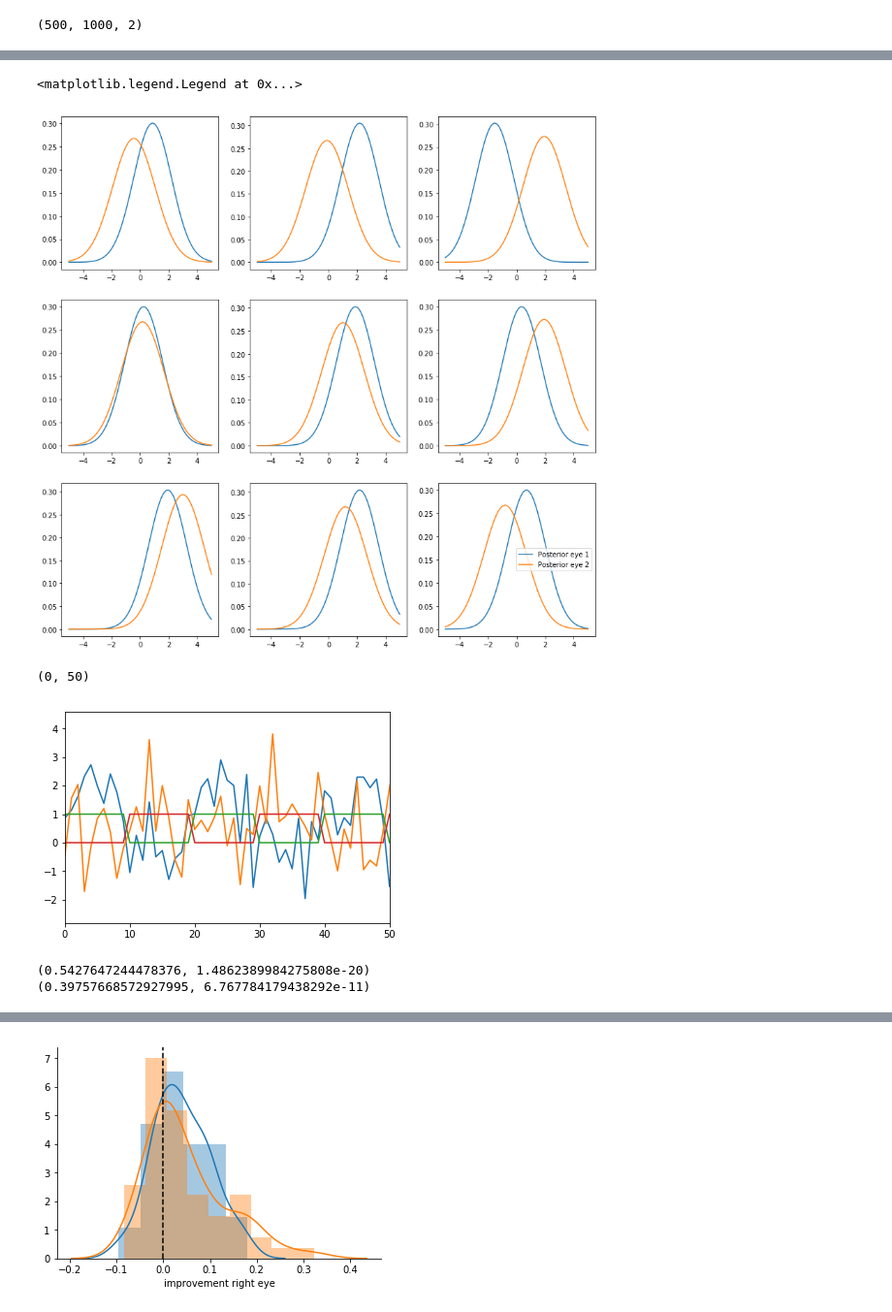
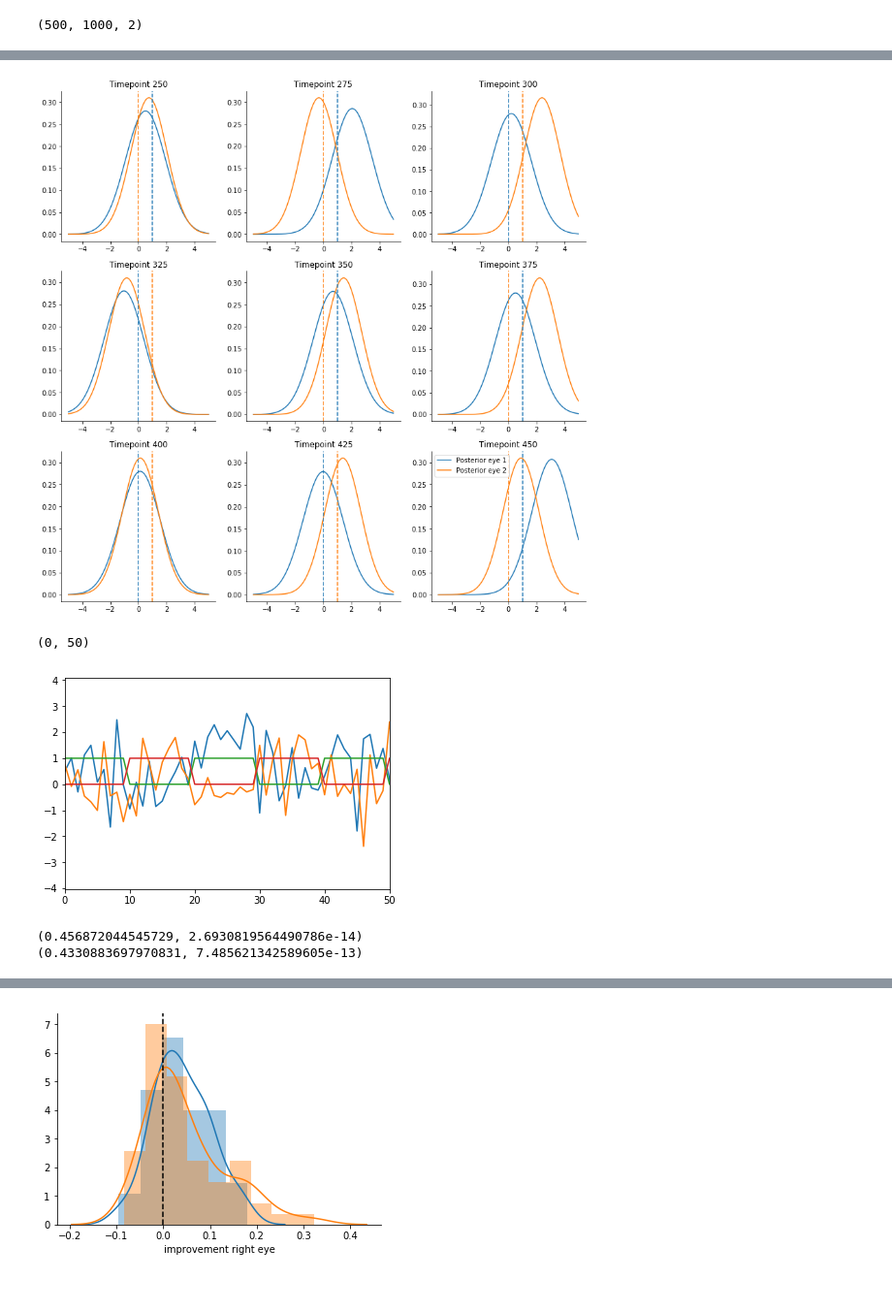
Before and after one commit to VU-Cog-Sci/odc_mapping, a Jupyter notebook: analysis/notebooks/Binocular Jehee model.ipynb, the cells around one changed output, grey strips where cells are left out. Shown at 97% size. Cells and saved outputs as stored; diff of their text form; code cells hidden in the pictures.

```diff
--- a/analysis/notebooks/Binocular Jehee model.ipynb
+++ b/analysis/notebooks/Binocular Jehee model.ipynb
@@ -125,6 +127,7 @@ sns.despine()
 # %% [markdown]
 # Bayesian model inversion
 # %%
+
 class BinocularModelFitter(object):
 
     def __init__(self):
@@ -132,11 +135,13 @@ class BinocularModelFitter(object):
 
     def fit(self, data, X):
 
-        beta, residuals, _, _ = np.linalg.lstsq(X, data)
+        beta, residuals, _, _ = np.linalg.lstsq(X, data, rcond=None)
         self.W = beta.T
         tau_ = np.sqrt(residuals / (len(data) - 1))[:, np.newaxis]
 
         def loglikelihood(data, X, W, rho, tau2, sigma2):
+
+#             print(rho, tau2[:5], sigma2)
             omega = rho * tau2 + \
                    (1 - rho) * np.identity(len(tau2)) * tau2 + \
                     sigma2 * self.W.dot(self.W.T)
@@ -146,6 +151,8 @@ class BinocularModelFitter(object):
             try:
                 dist = ss.multivariate_normal(mean=np.zeros(omega.shape[0]), cov=omega)
             except ValueError:
+                return -1e9
+            except np.linalg.LinAlgError:
                 return -1e9
 
             return np.sum(dist.logpdf(data - predicted_timecourse))
@@ -158,7 +165,7 @@ class BinocularModelFitter(object):
 
             tau2 = tau.dot(tau.T)
 
-            ll = loglikelihood(data, X, self.W, rho, tau, sigma2)
+            ll = loglikelihood(data, X, self.W, rho, tau2, sigma2)
 
             return -ll
 
@@ -309,17 +334,20 @@ p_sd.shape
 # %%
 s, p_sd = fitter.decode(data)
 
 plt.figure(figsize=(14, 14))
 
 for i, j in enumerate(np.arange(250, 475, 25)):
     plt.subplot(3, 3, i+1)
+    plt.title('Timepoint {}'.format(j))
     plt.plot(s, p_sd[j, :, 0], label='Posterior eye 1')
     plt.plot(s, p_sd[j, :, 1], label='Posterior eye 2')
+    plt.axvline(X[j, 0], c=sns.color_palette()[0], ls='--')
+    plt.axvline(X[j, 1], c=sns.color_palette()[1], ls='--')
 
 plt.legend()
+sns.despine()
 # %% [output]
-<matplotlib.legend.Legend at 0x...>
-[figure, old version]
+[figure, new version]
 # %%
 s = fitter.get_map_stimulus_timeseries(data[250:])
 # %%
@@ -328,13 +356,13 @@ plt.plot(X[250:])
 plt.xlim(0, 50)
 # %% [output]
 (0, 50)
-[figure, old version]
+[figure, new version]
 # %%
 print(sp.stats.pearsonr(s[:, 0], X[250:, 0]))
 print(sp.stats.pearsonr(s[:, 1], X[250:, 1]))
 # %% [output]
-(0.5427647244478376, 1.4862389984275808e-20)
-(0.39757668572927995, 6.767784179438292e-11)
+(0.456872044545729, 2.6930819564490786e-14)
+(0.4330883697970831, 7.485621342589605e-13)
 # %%
 from sklearn import linear_model
 # %%
```
Also changed, not shown: parts of 17 cells of this notebook.
